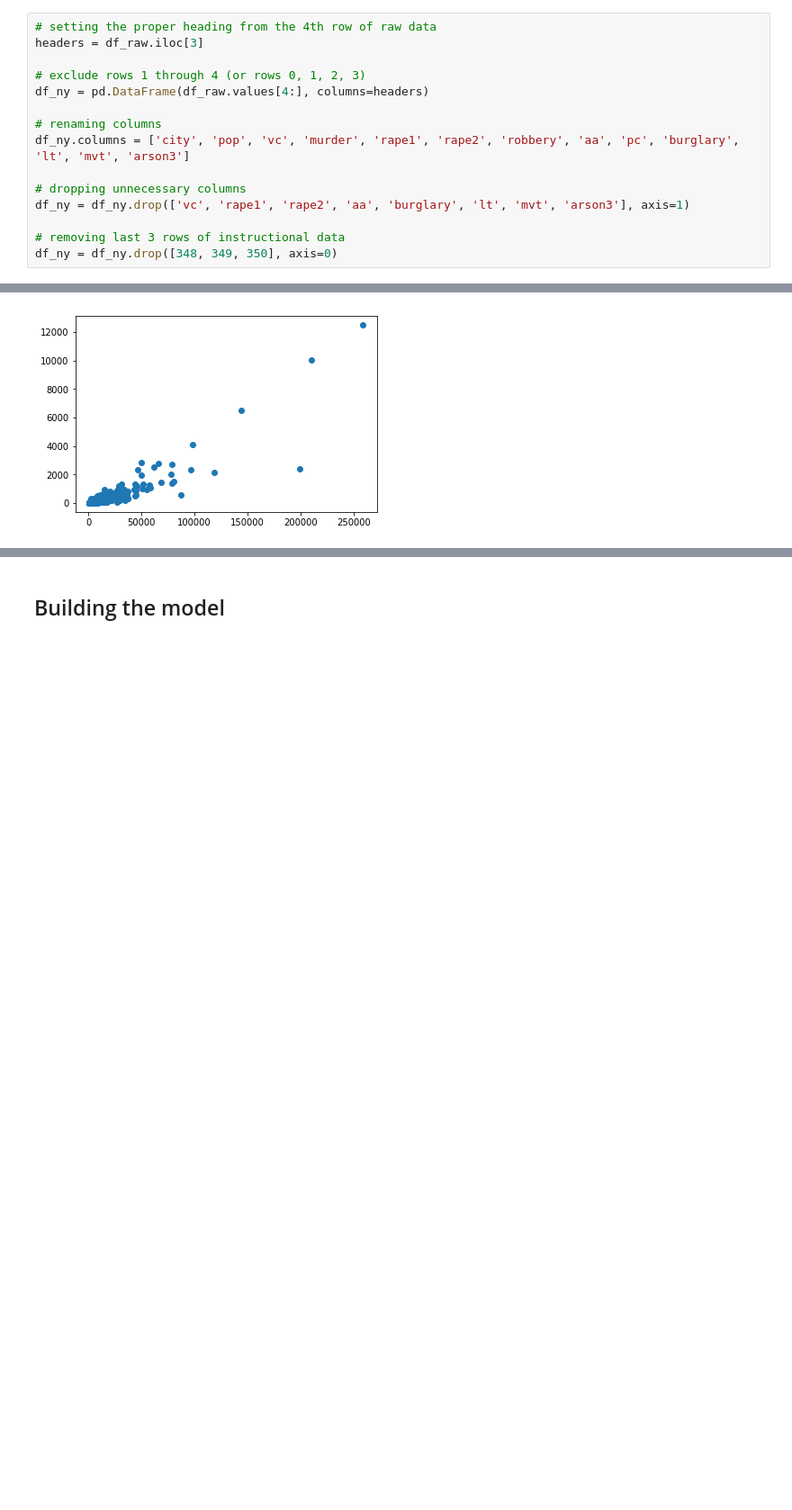
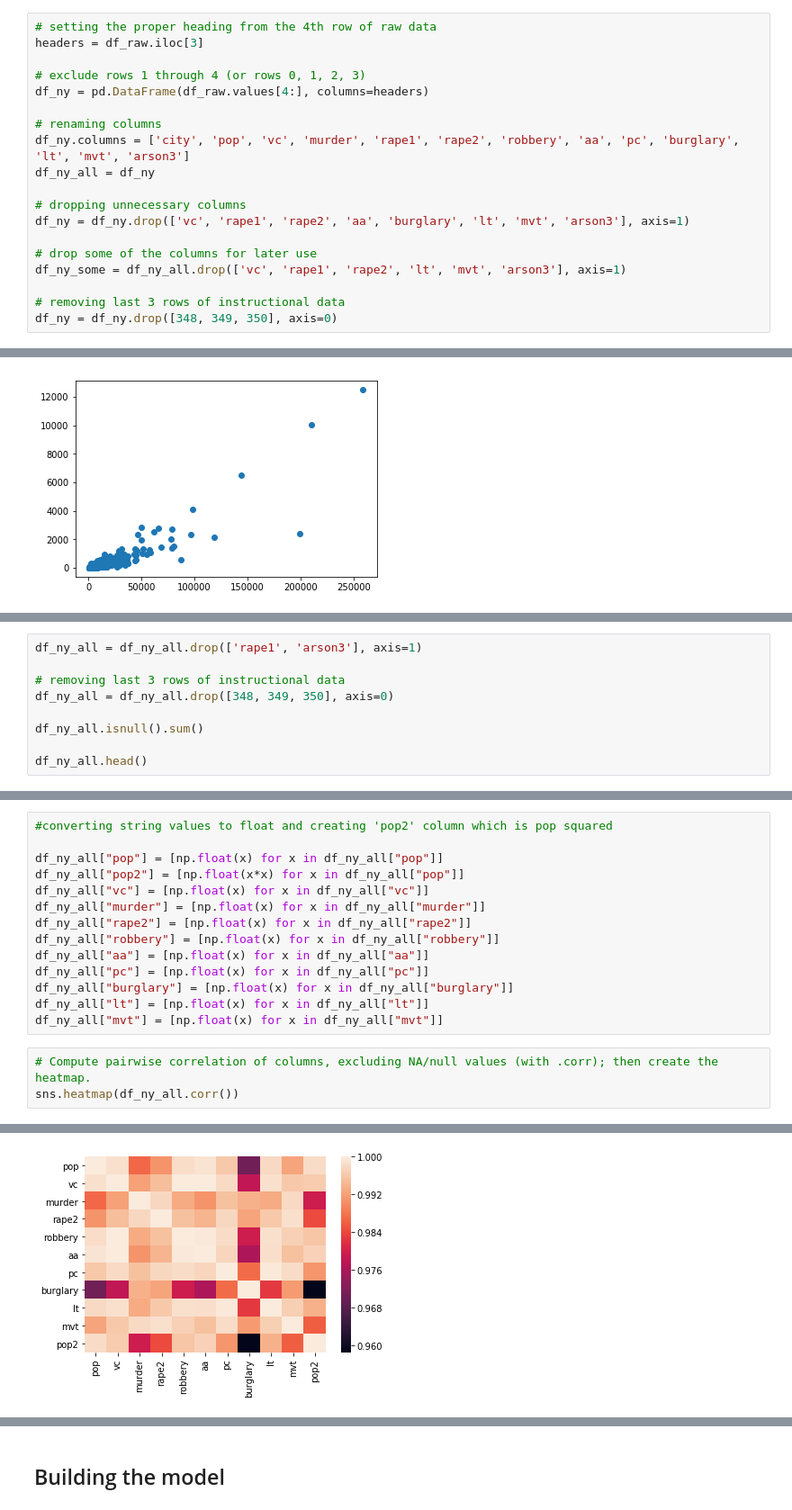
Before and after one commit to etterfred/Thinkful, a Jupyter notebook: 2.4.4 - Property crime prediction model.ipynb, the cells around one changed output, grey strips where cells are left out. Shown at 90% size. Cells and saved outputs as stored; diff of their text form; blank space fills up the shorter version.

Commit message:
added heatmap and pairplot

```diff
--- a/2.4.4 - Property crime prediction model.ipynb
+++ b/2.4.4 - Property crime prediction model.ipynb
@@ -56,10 +57,14 @@ df_ny = pd.DataFrame(df_raw.values[4:], columns=headers)
 
 # renaming columns
 df_ny.columns = ['city', 'pop', 'vc', 'murder', 'rape1', 'rape2', 'robbery', 'aa', 'pc', 'burglary', 'lt', 'mvt', 'arson3']
+df_ny_all = df_ny
 
 # dropping unnecessary columns
 df_ny = df_ny.drop(['vc', 'rape1', 'rape2', 'aa', 'burglary', 'lt', 'mvt', 'arson3'], axis=1)
 
+# drop some of the columns for later use
+df_ny_some = df_ny_all.drop(['vc', 'rape1', 'rape2', 'lt', 'mvt', 'arson3'], axis=1)
+
 # removing last 3 rows of instructional data
 df_ny = df_ny.drop([348, 349, 350], axis=0)
 # %%
@@ -162,0 +177,9 @@ This looks much better; more conducive to building an accurate model.
+# %%
+df_ny_all = df_ny_all.drop(['rape1', 'arson3'], axis=1)
+
+# removing last 3 rows of instructional data
+df_ny_all = df_ny_all.drop([348, 349, 350], axis=0)
+
+df_ny_all.isnull().sum()
+
+df_ny_all.head()
@@ -162,0 +193,18 @@ This looks much better; more conducive to building an accurate model.
+# %%
+#converting string values to float and creating 'pop2' column which is pop squared
+
+df_ny_all["pop"] = [np.float(x) for x in df_ny_all["pop"]]
+df_ny_all["pop2"] = [np.float(x*x) for x in df_ny_all["pop"]]
+df_ny_all["vc"] = [np.float(x) for x in df_ny_all["vc"]]
+df_ny_all["murder"] = [np.float(x) for x in df_ny_all["murder"]]
+df_ny_all["rape2"] = [np.float(x) for x in df_ny_all["rape2"]]
+df_ny_all["robbery"] = [np.float(x) for x in df_ny_all["robbery"]]
+df_ny_all["aa"] = [np.float(x) for x in df_ny_all["aa"]]
+df_ny_all["pc"] = [np.float(x) for x in df_ny_all["pc"]]
+df_ny_all["burglary"] = [np.float(x) for x in df_ny_all["burglary"]]
+df_ny_all["lt"] = [np.float(x) for x in df_ny_all["lt"]]
+df_ny_all["mvt"] = [np.float(x) for x in df_ny_all["mvt"]]
+# %%
+# Compute pairwise correlation of columns, excluding NA/null values (with .corr); then create the heatmap.
+sns.heatmap(df_ny_all.corr())
+# %% [output]
@@ -162,0 +212 @@ This looks much better; more conducive to building an accurate model.
+[figure, added]
```
Also changed, not shown: parts of 19 cells of this notebook.
